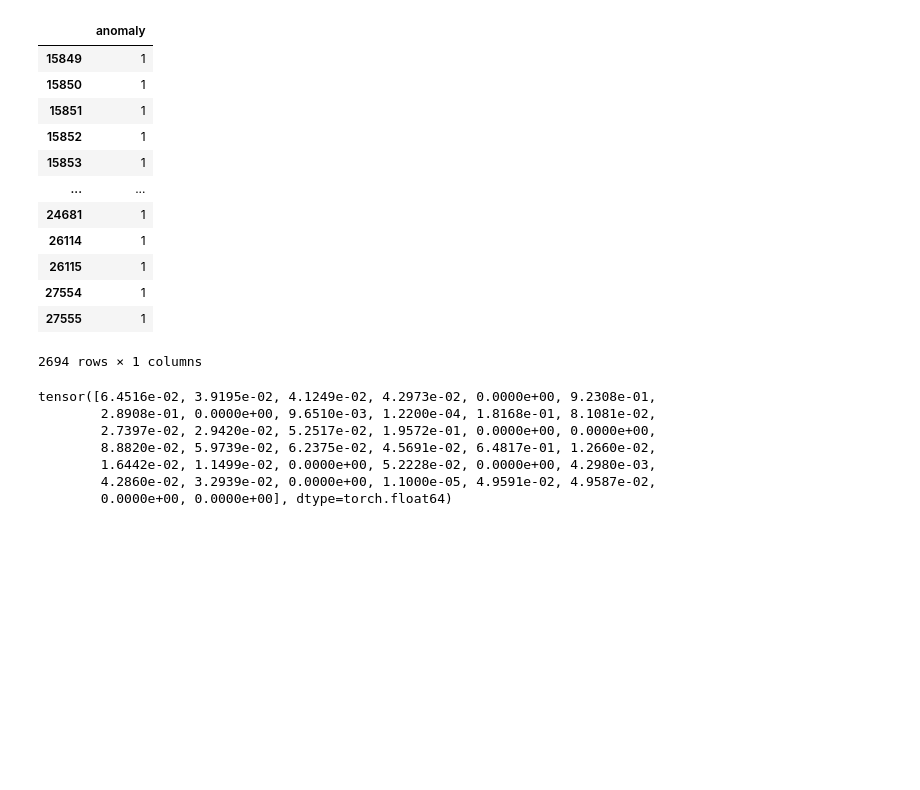
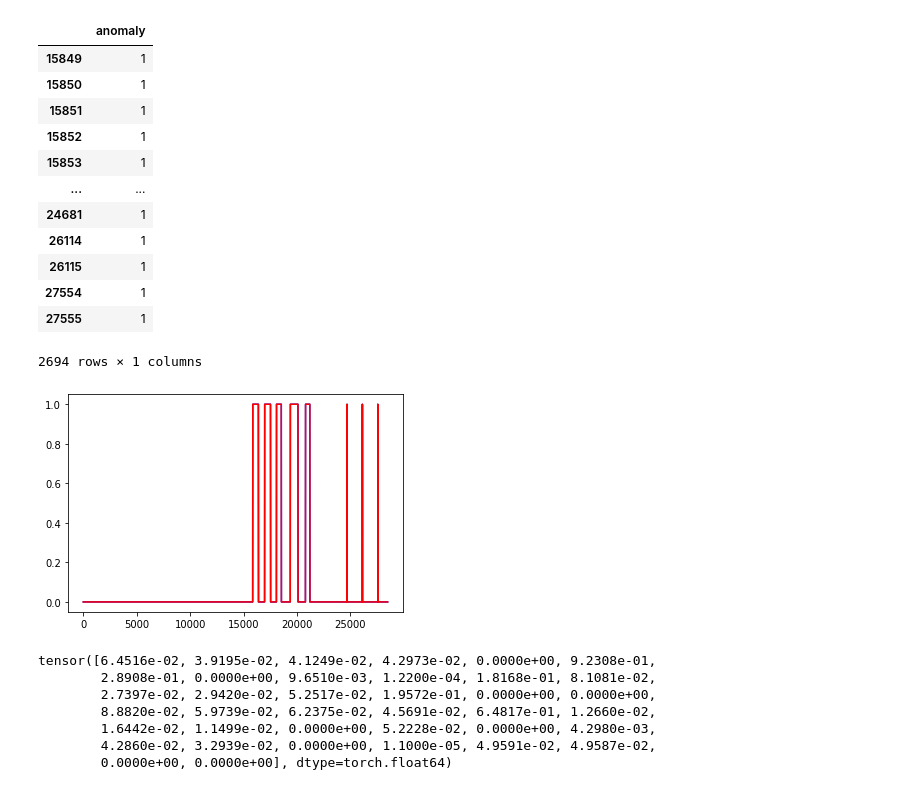
Before and after one commit to UO264808/TranAD, a Jupyter notebook: test_data.ipynb, the cells around one changed output. Cells and saved outputs as stored; diff of their text form; code cells hidden in the pictures; blank space fills up the shorter version.

```diff
--- a/test_data.ipynb
+++ b/test_data.ipynb
@@ -57,6 +68,13 @@ data[data['anomaly']>0]
 | 27554 | 1 |
 | 27555 | 1 |
 2694 rows × 1 columns
+# %%
+import matplotlib.pyplot as plt
+plt.plot(data, c='b')
+plt.plot(labels, c='r')
+plt.show()
+# %% [output]
+[figure, added]
 # %%
 trainO = torch.load('trainO.pt')
 trainD = torch.load('trainD.pt')
```
Also changed, not shown: parts of 3 cells of this notebook.
